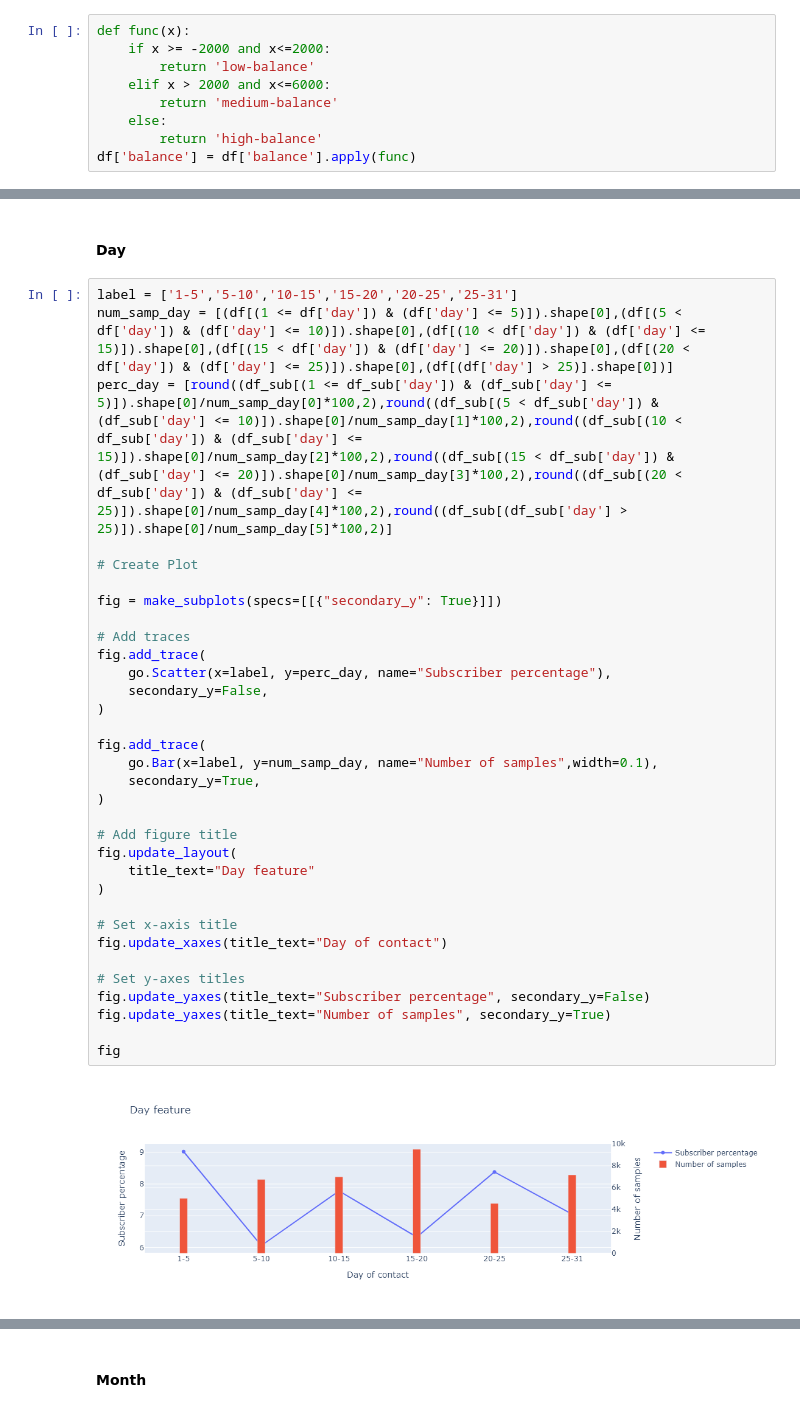
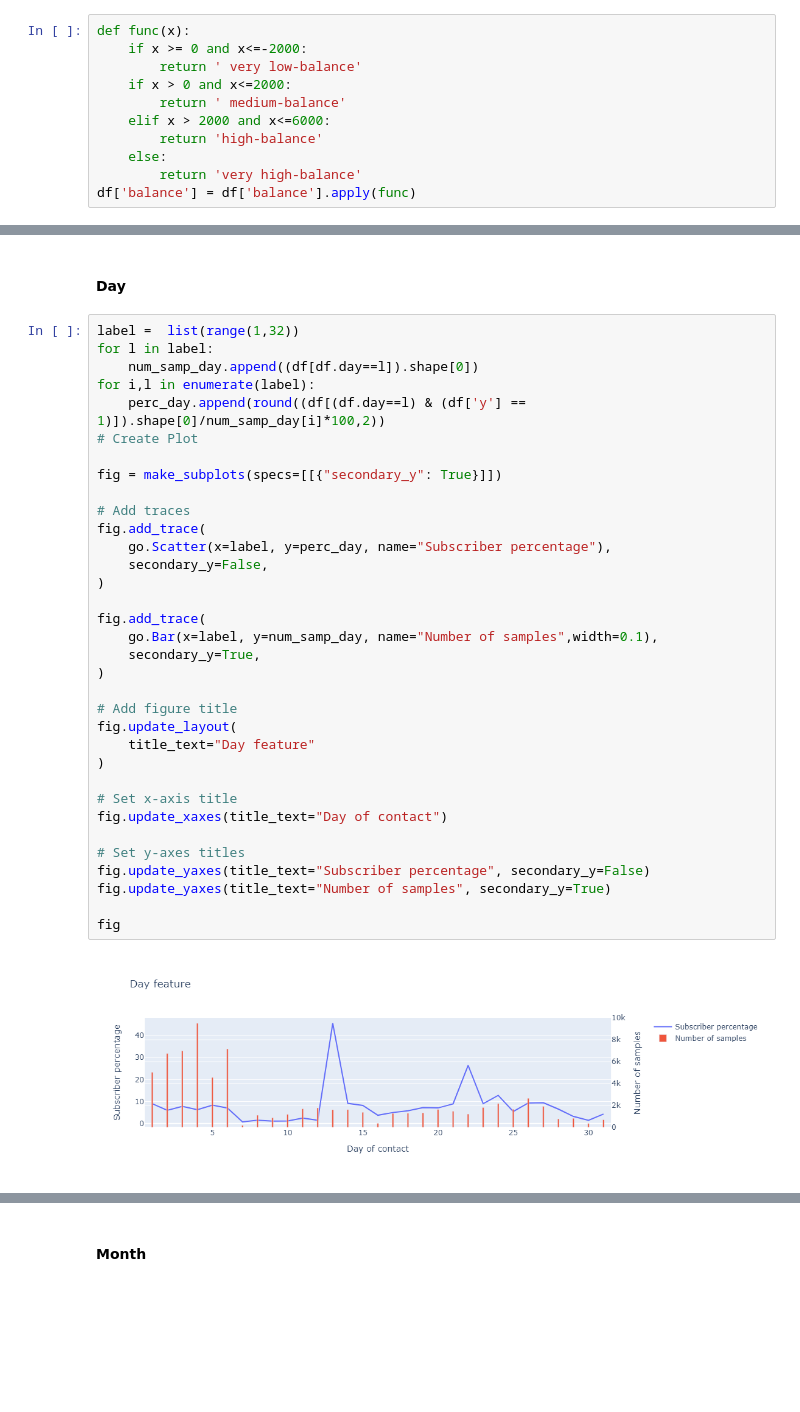
Before and after one commit to chiara89/OJGBREGVkBPNHLBf, a Jupyter notebook: term_deposit_subscription_prediction.ipynb, the cells around one changed output, grey strips where cells are left out. Saved outputs shown, nothing was run; the diff lists cells and outputs as text; blank space fills up the shorter version.

Commit message:
Adding graphs

```diff
--- a/term_deposit_subscription_prediction.ipynb
+++ b/term_deposit_subscription_prediction.ipynb
@@ -688,11 +688,13 @@ fig
 # %%
 def func(x):
-    if x >= -2000 and x<=2000:
-        return 'low-balance'
+    if x >= 0 and x<=-2000:
+        return ' very low-balance'
+    if x > 0 and x<=2000:
+        return ' medium-balance'
     elif x > 2000 and x<=6000:
-        return 'medium-balance'
+        return 'high-balance'
     else:
-        return 'high-balance'
+        return 'very high-balance'
 df['balance'] = df['balance'].apply(func)
 # %% [markdown]
 #### Housing
@@ -898,38 +900,39 @@ People contacted with cellular seem to have the greatest number of subscriber, b
 # %% [markdown]
 #### Day
 # %%
-label = ['1-5','5-10','10-15','15-20','20-25','25-31']
-num_samp_day = [(df[(1 <= df['day']) & (df['day'] <= 5)]).shape[0],(df[(5 < df['day']) & (df['day'] <= 10)]).shape[0],(df[(10 < df['day']) & (df['day'] <= 15)]).shape[0],(df[(15 < df['day']) & (df['day'] <= 20)]).shape[0],(df[(20 < df['day']) & (df['day'] <= 25)]).shape[0],(df[(df['day'] > 25)].shape[0])]
-perc_day = [round((df_sub[(1 <= df_sub['day']) & (df_sub['day'] <= 5)]).shape[0]/num_samp_day[0]*100,2),round((df_sub[(5 < df_sub['day']) & (df_sub['day'] <= 10)]).shape[0]/num_samp_day[1]*100,2),round((df_sub[(10 < df_sub['day']) & (df_sub['day'] <= 15)]).shape[0]/num_samp_day[2]*100,2),round((df_sub[(15 < df_sub['day']) & (df_sub['day'] <= 20)]).shape[0]/num_samp_day[3]*100,2),round((df_sub[(20 < df_sub['day']) & (df_sub['day'] <= 25)]).shape[0]/num_samp_day[4]*100,2),round((df_sub[(df_sub['day'] > 25)]).shape[0]/num_samp_day[5]*100,2)]
-
+label =  list(range(1,32))
+for l in label:
+    num_samp_day.append((df[df.day==l]).shape[0])
+for i,l in enumerate(label):
+    perc_day.append(round((df[(df.day==l) & (df['y'] == 1)]).shape[0]/num_samp_day[i]*100,2))
 # Create Plot
 
 fig = make_subplots(specs=[[{"secondary_y": True}]])
 
 # Add traces
 fig.add_trace(
     go.Scatter(x=label, y=perc_day, name="Subscriber percentage"),
     secondary_y=False,
 )
 
 fig.add_trace(
     go.Bar(x=label, y=num_samp_day, name="Number of samples",width=0.1),
     secondary_y=True,
 )
 
 # Add figure title
 fig.update_layout(
     title_text="Day feature"
 )
 
 # Set x-axis title
 fig.update_xaxes(title_text="Day of contact")
 
 # Set y-axes titles
 fig.update_yaxes(title_text="Subscriber percentage", secondary_y=False)
 fig.update_yaxes(title_text="Number of samples", secondary_y=True)
 
 fig
 # %% [output]
-[figure, old version]
+[figure, new version]
 # %% [markdown]
```
Also changed, not shown: parts of 26 cells of this notebook.
